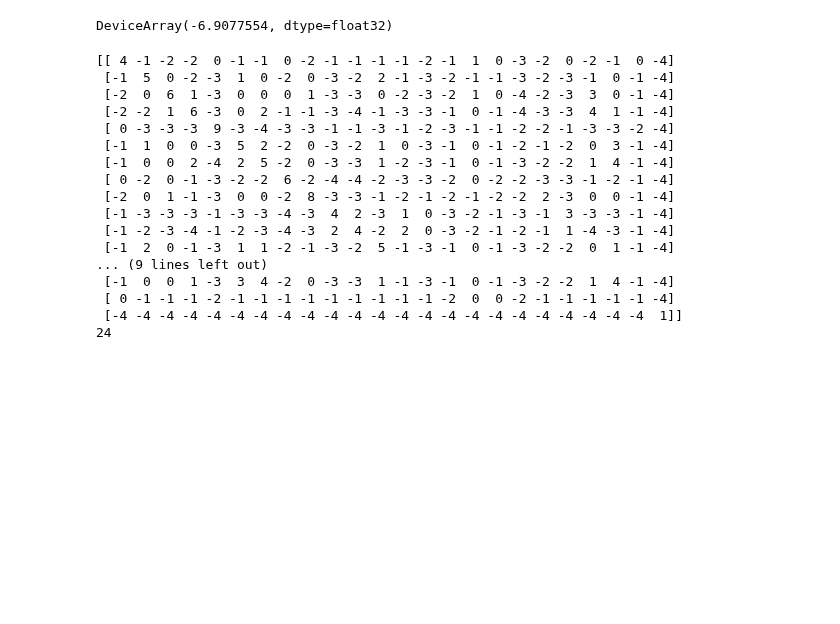
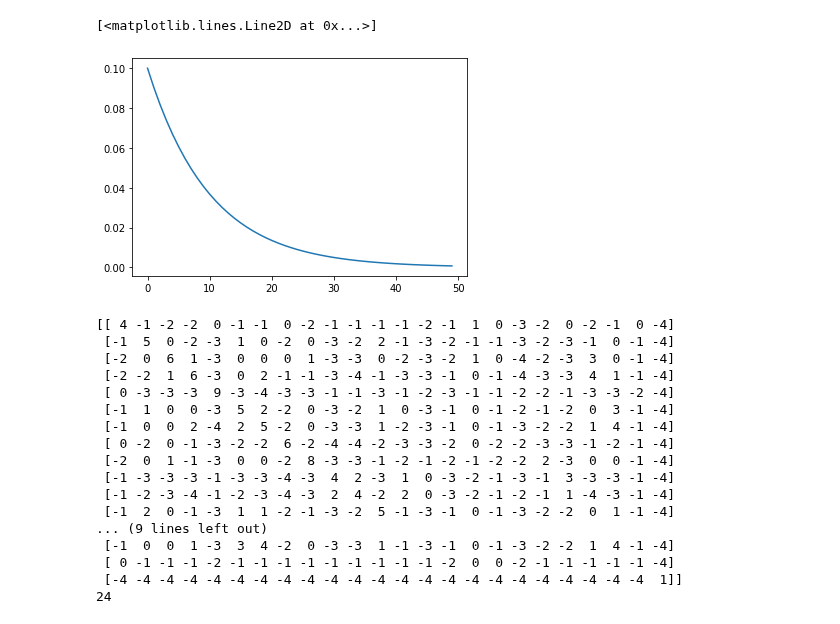
Before and after one commit to ur-whitelab/wazy, a Jupyter notebook: paper/e2e.ipynb, the cells around one changed output. Cells and saved outputs as stored; diff of their text form; code cells hidden in the pictures; blank space fills up the shorter version.

```diff
--- a/paper/e2e.ipynb
+++ b/paper/e2e.ipynb
@@ -14,7 +15,10 @@ from sklearn.decomposition import PCA
-# %%
-jnp.log(0.001)
-# %% [output]
-DeviceArray(-6.9077554, dtype=float32)
+# %%
+x = jnp.array([i for i in range(50)])
+expx = 0.1 * jnp.exp(-x/10)
+plt.plot(expx)
+# %% [output]
+[<matplotlib.lines.Line2D at 0x...>]
+[figure, added]
 # %%
 AA_list = ['A','R','N','D','C','Q','E','G','H','I','L','K','M','F','P','S','T','W','Y','V','B','Z','X','*']
 blosum92 = np.loadtxt("./blosum62.txt", dtype='i', delimiter=' ')
```
Also changed, not shown: parts of 11 cells of this notebook, 3 other files.
